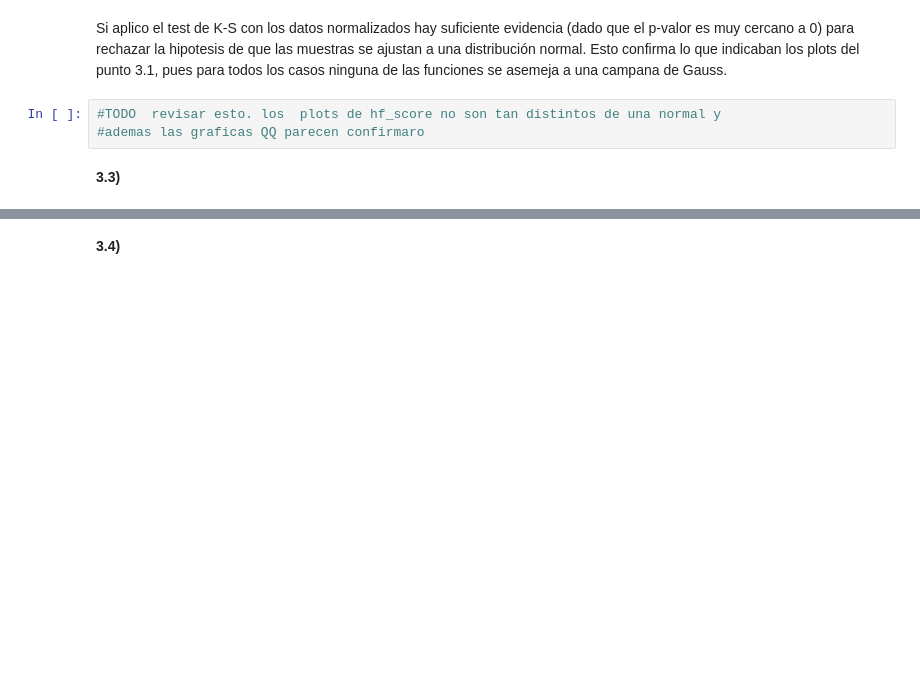
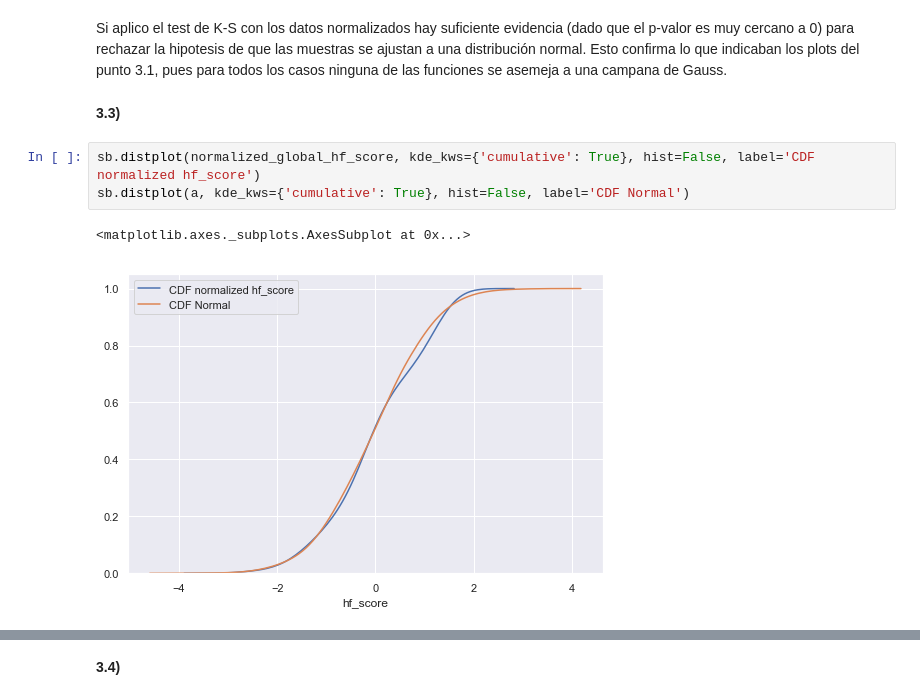
Before and after one commit to lvc0107/diplodatos, a Jupyter notebook: notebooks/practico1.ipynb, the cells around one changed output, grey strips where cells are left out. Drawn from its saved outputs; the diff is of its cells as text; blank space fills up the shorter version.

```diff
--- a/notebooks/practico1.ipynb
+++ b/notebooks/practico1.ipynb
@@ -444,11 +522,14 @@ KstestResult(statistic=0.1504746027707088, pvalue=4.737935317381503e-05)
 Si aplico el test de K-S con los datos normalizados hay suficiente evidencia (dado que el p-valor es muy cercano a 0) para rechazar la hipotesis
 de que las muestras se ajustan a una distribución normal. Esto confirma lo que indicaban los plots del punto 3.1,
 pues para todos los casos ninguna de las funciones se asemeja a una campana de Gauss.
-# %%
-#TODO  revisar esto. los  plots de hf_score no son tan distintos de una normal y
-#ademas las graficas QQ parecen confirmaro
 # %% [markdown]
 **3.3)**
+# %%
+sb.distplot(normalized_global_hf_score, kde_kws={'cumulative': True}, hist=False, label='CDF normalized hf_score')
+sb.distplot(a, kde_kws={'cumulative': True}, hist=False, label='CDF Normal')
+# %% [output]
+<matplotlib.axes._subplots.AxesSubplot at 0x...>
+[figure, added]
 # %%
 
 n = len(normalized_global_pf_identity)
```
Also changed, not shown: parts of 27 cells of this notebook.
